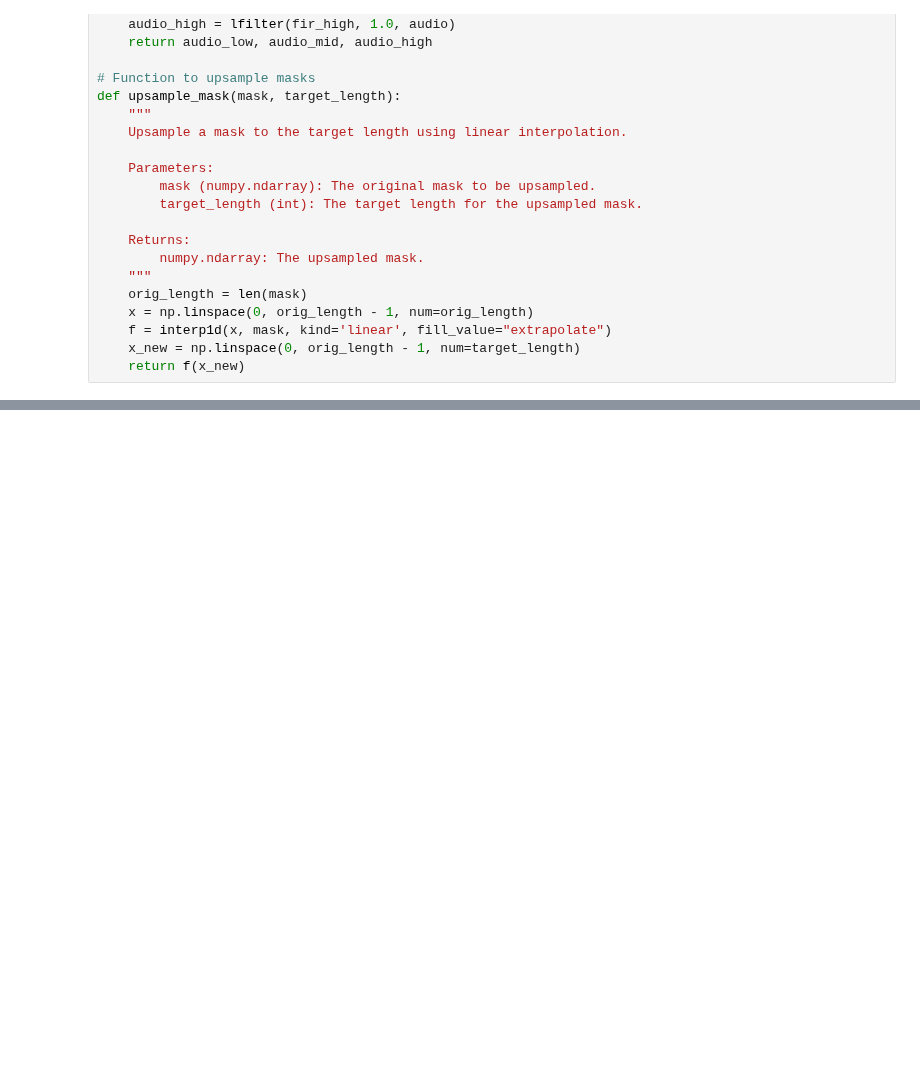
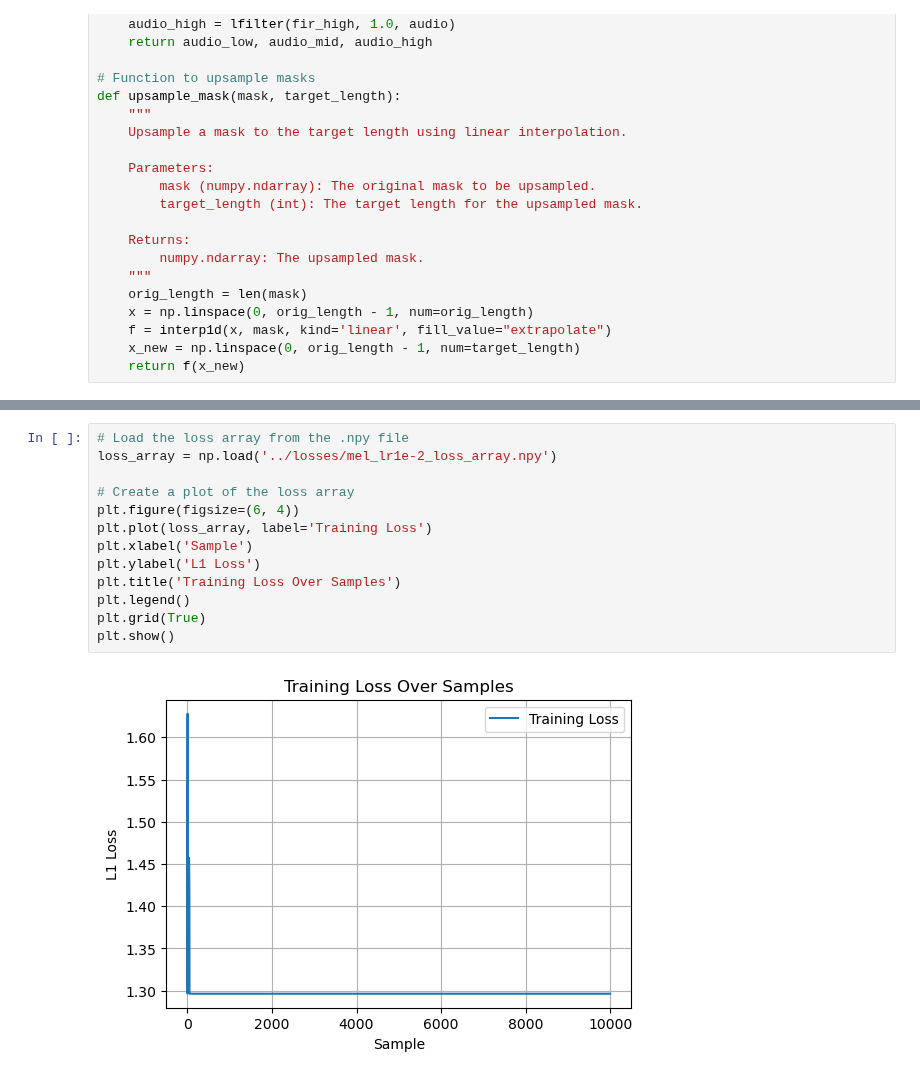
Before and after one commit to michaelhein39/dj-transition-predictor, a Jupyter notebook: notebooks/construct_transition.ipynb, the cells around one changed output, grey strips where cells are left out. Cells and saved outputs as stored; diff of their text form; blank space fills up the shorter version.

```diff
--- a/notebooks/construct_transition.ipynb
+++ b/notebooks/construct_transition.ipynb
@@ -339,0 +357,15 @@ plt.show()
+# %%
+# Load the loss array from the .npy file
+loss_array = np.load('../losses/mel_lr1e-2_loss_array.npy')
+
+# Create a plot of the loss array
+plt.figure(figsize=(6, 4))
+plt.plot(loss_array, label='Training Loss')
+plt.xlabel('Sample')
+plt.ylabel('L1 Loss')
+plt.title('Training Loss Over Samples')
+plt.legend()
+plt.grid(True)
+plt.show()
+# %% [output]
+[figure, added]
```
Also changed, not shown: parts of 7 cells of this notebook.
